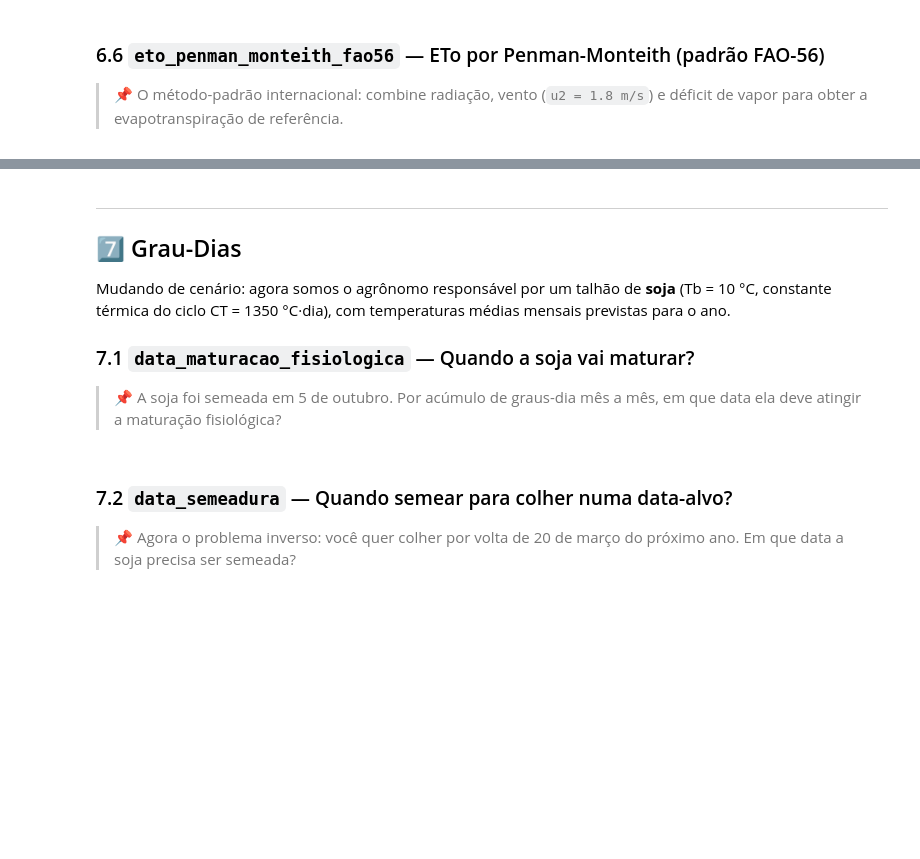
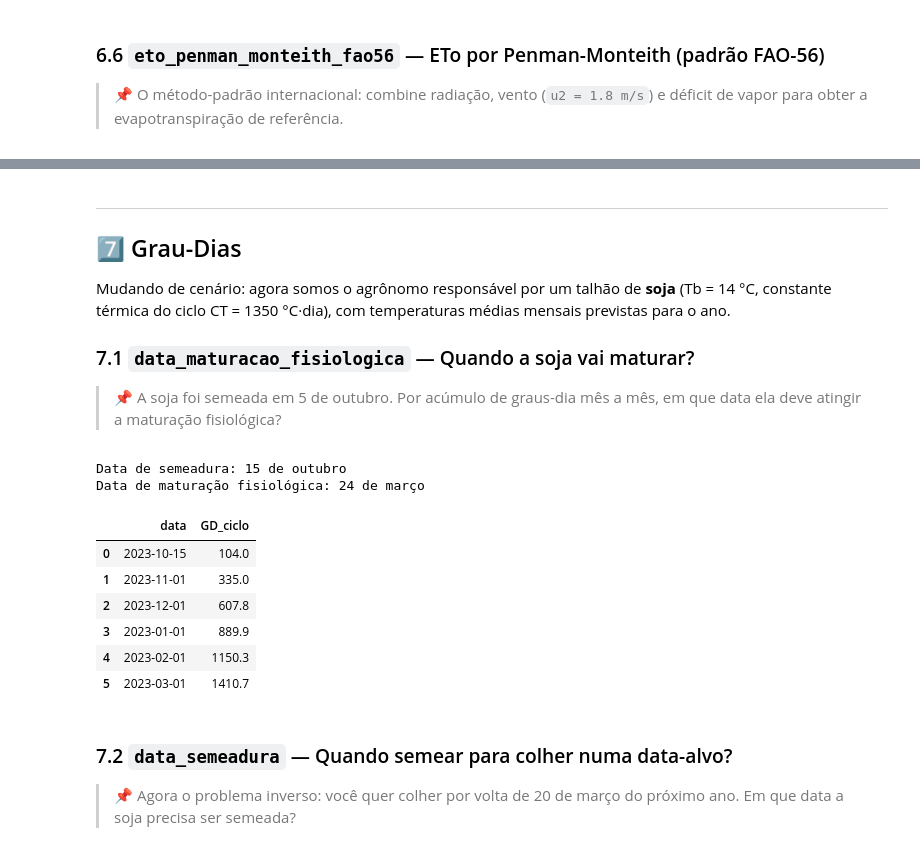
Before and after one commit to fcoliveira-utfpr/agrometeorologiapy, a Jupyter notebook: examples/tutorial_colab.ipynb, the cells around one changed output, grey strips where cells are left out. Cells and saved outputs as stored; diff of their text form; code cells hidden in the pictures; blank space fills up the shorter version.

```diff
--- a/examples/tutorial_colab.ipynb
+++ b/examples/tutorial_colab.ipynb
@@ -388,7 +488,7 @@ print(f"ETo — Penman-Monteith FAO-56: {ETo_PM:.2f} mm/dia")
 ## 7️⃣ Grau-Dias
 
 Mudando de cenário: agora somos o agrônomo responsável por um talhão de
-**soja** (Tb = 10 °C, constante térmica do ciclo CT = 1350 °C·dia), com
+**soja** (Tb = 14 °C, constante térmica do ciclo CT = 1350 °C·dia), com
 temperaturas médias mensais previstas para o ano.
 
 ### 7.1 `data_maturacao_fisiologica` — Quando a soja vai maturar?
@@ -398,24 +498,34 @@ temperaturas médias mensais previstas para o ano.
 # %%
 meses_num = list(range(1, 13))
 Tmed_mensal = [23.1, 23.3, 22.4, 20.5, 17.2, 15.6, 15.3, 16.9, 18.6, 20.5, 21.7, 22.8]
 Tmin_mensal = [18.9, 19.0, 17.8, 15.7, 12.3, 10.8, 10.2, 11.6, 13.4, 15.6, 16.9, 18.0]
 Tmax_mensal = [27.6, 27.9, 27.3, 25.6, 22.4, 20.7, 20.7, 22.5, 24.1, 25.7, 26.8, 27.4]
 
-Tb, CT = 10, 1350
-dia_semeadura, mes_semeadura = 5, 10  # 5 de outubro
+Tb, CT = 14, 1350
+dia_semeadura, mes_semeadura = 15, 10  # 5 de outubro
 
 df_clima = pd.DataFrame({
     'dia': [1] * 12,
     'mes': meses_num,
     'Tmed': Tmed_mensal,
     'Tmax': Tmax_mensal,
     'Tmin': Tmin_mensal,
 })
 
 resultado_maturacao = amp.data_maturacao_fisiologica(
     df_clima, Tb, CT, dia_semeadura, mes_semeadura, intervalo='M'
 )
 resultado_maturacao
+# %% [output]
+Data de semeadura: 15 de outubro
+Data de maturação fisiológica: 24 de março
+|  | data | GD_ciclo |
+| 0 | 2023-10-15 | 104.0 |
+| 1 | 2023-11-01 | 335.0 |
+| 2 | 2023-12-01 | 607.8 |
+| 3 | 2023-01-01 | 889.9 |
+| 4 | 2023-02-01 | 1150.3 |
+| 5 | 2023-03-01 | 1410.7 |
 # %% [markdown]
 ### 7.2 `data_semeadura` — Quando semear para colher numa data-alvo?
 
```
Also changed, not shown: parts of 38 cells of this notebook, 4 other files.
